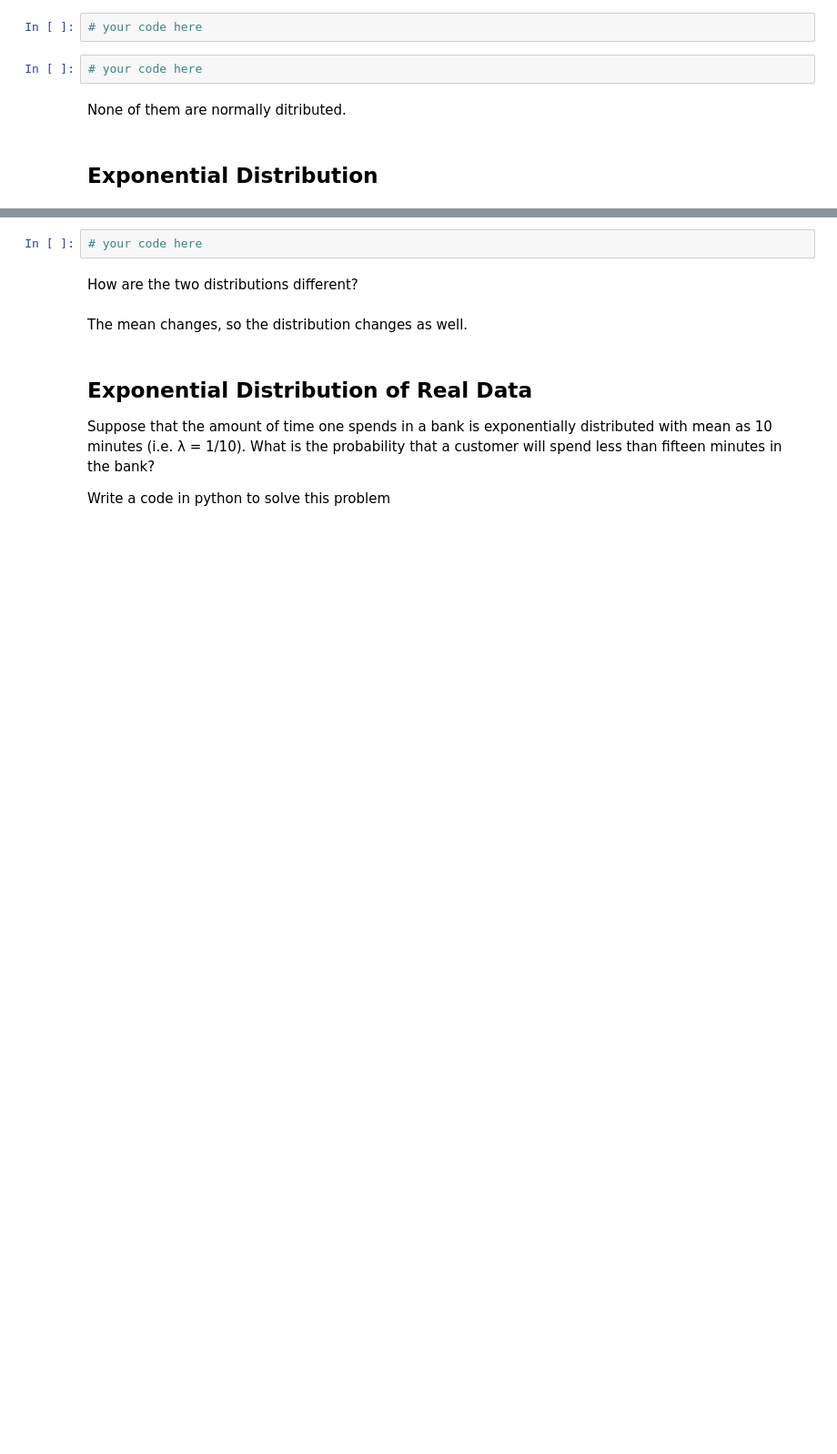
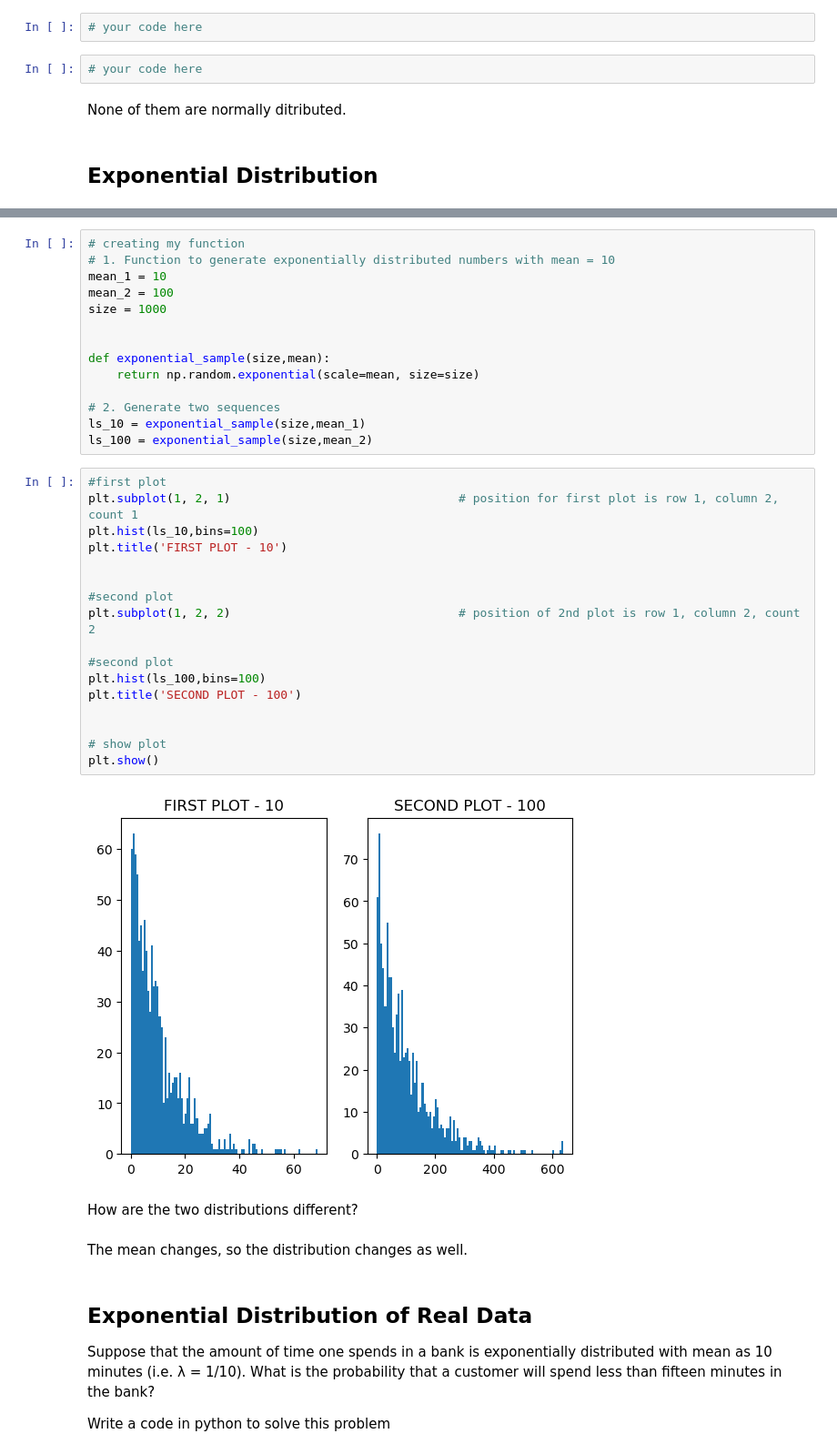
Before and after one commit to ironhack-labs/lab-continuous-probability-distributions-en, a Jupyter notebook: your-code/main.ipynb, the cells around one changed output, grey strips where cells are left out. Shown at 91% size. Drawn from its saved outputs; the diff is of its cells as text; blank space fills up the shorter version.

```diff
--- a/your-code/main.ipynb
+++ b/your-code/main.ipynb
@@ -263,8 +318,39 @@ None of them are normally ditributed.
 Your output should look like below:
 
 ![exponential distribution](ed.png)
-# %%
-# your code here
+# %%
+# creating my function
+# 1. Function to generate exponentially distributed numbers with mean = 10
+mean_1 = 10
+mean_2 = 100
+size = 1000
+
+
+def exponential_sample(size,mean):
+    return np.random.exponential(scale=mean, size=size)
+
+# 2. Generate two sequences
+ls_10 = exponential_sample(size,mean_1)
+ls_100 = exponential_sample(size,mean_2)
+# %%
+#first plot
+plt.subplot(1, 2, 1)                                # position for first plot is row 1, column 2, count 1
+plt.hist(ls_10,bins=100)
+plt.title('FIRST PLOT - 10')
+
+
+#second plot
+plt.subplot(1, 2, 2)                                # position of 2nd plot is row 1, column 2, count 2
+
+#second plot
+plt.hist(ls_100,bins=100)
+plt.title('SECOND PLOT - 100')
+
+
+# show plot
+plt.show()
+# %% [output]
+[figure, added]
 # %% [markdown]
 How are the two distributions different?
 # %% [markdown]
```
Also changed, not shown: parts of 18 cells of this notebook.
